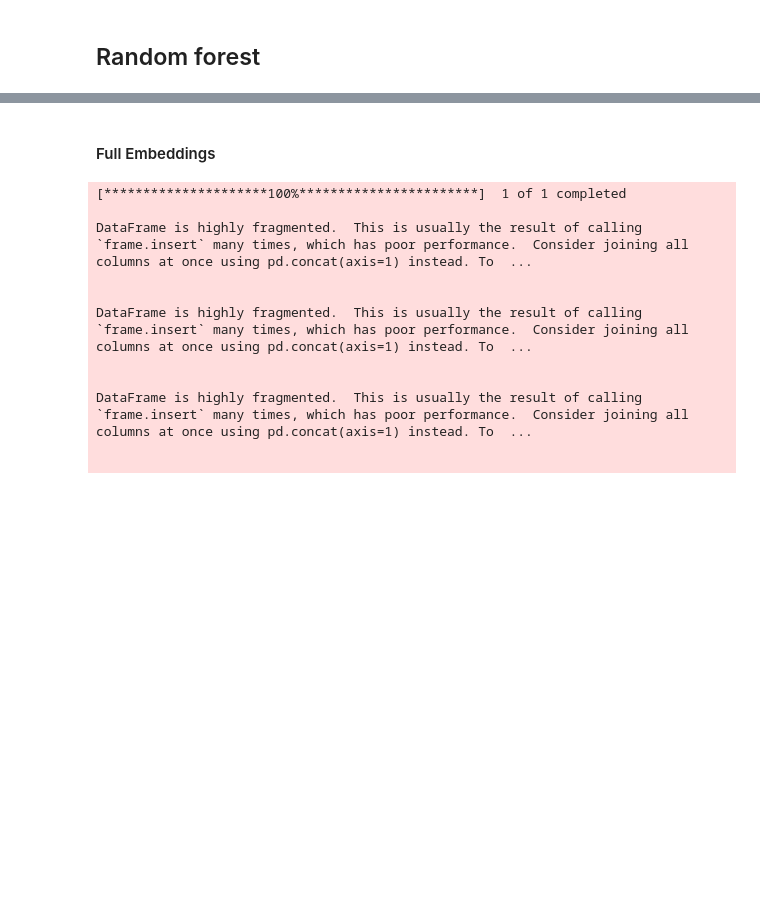
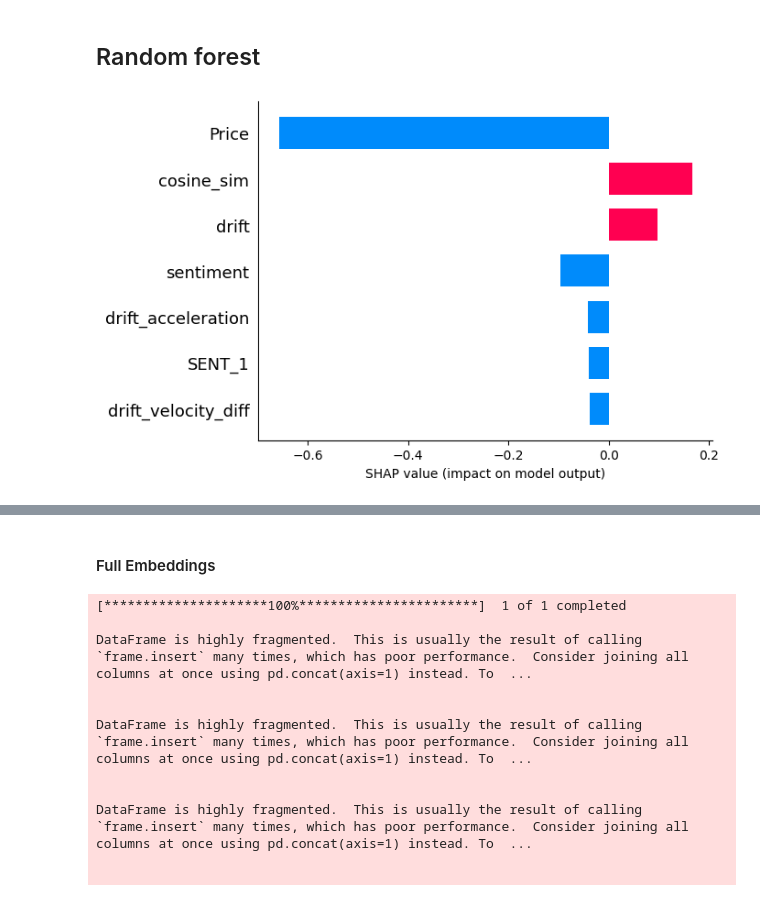
Before and after one commit to saraborello/SignalMining-OilEmbeddings, a Jupyter notebook: Brent/Brent_model.ipynb, the cells around one changed output, grey strips where cells are left out. Drawn from its saved outputs; the diff is of its cells as text; code cells hidden in the pictures; blank space fills up the shorter version.

```diff
--- a/Brent/Brent_model.ipynb
+++ b/Brent/Brent_model.ipynb
@@ -1,2 +1,23 @@
 # %% [markdown]
 ## Random forest
+# %%
+import shap
+
+# Crea l'explainer SHAP per il modello RF
+explainer = shap.TreeExplainer(rf)
+
+def shap_bar_plot_for_date(date_str):
+    date = pd.to_datetime(date_str)
+    if date not in X_test.index:
+        print(f"Data {date_str} non trovata nel test set.")
+        return
+
+    x_instance = X_test.loc[date].values.reshape(1, -1)
+    shap_values = explainer.shap_values(x_instance)
+
+    shap.bar_plot(shap_values[0], feature_names=feat_cols)
+
+# Esempio
+shap_bar_plot_for_date("2025-04-02")
+# %% [output]
+[figure, added]
```
Also changed, not shown: parts of 5 cells of this notebook.
